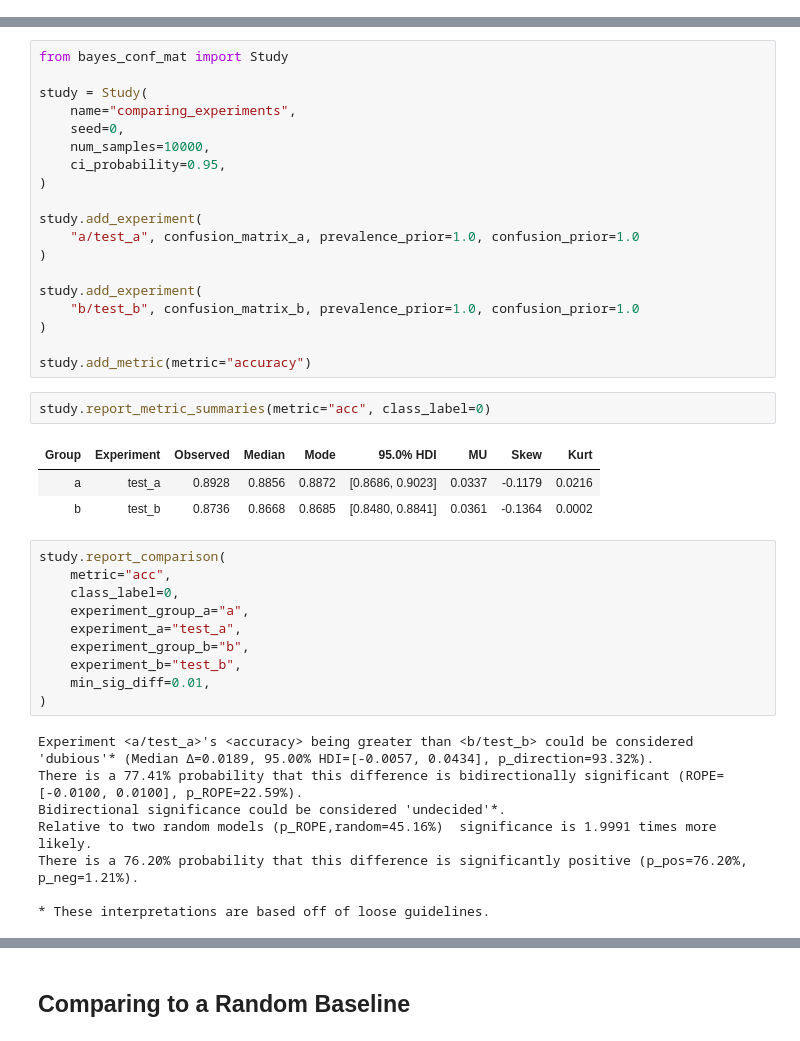
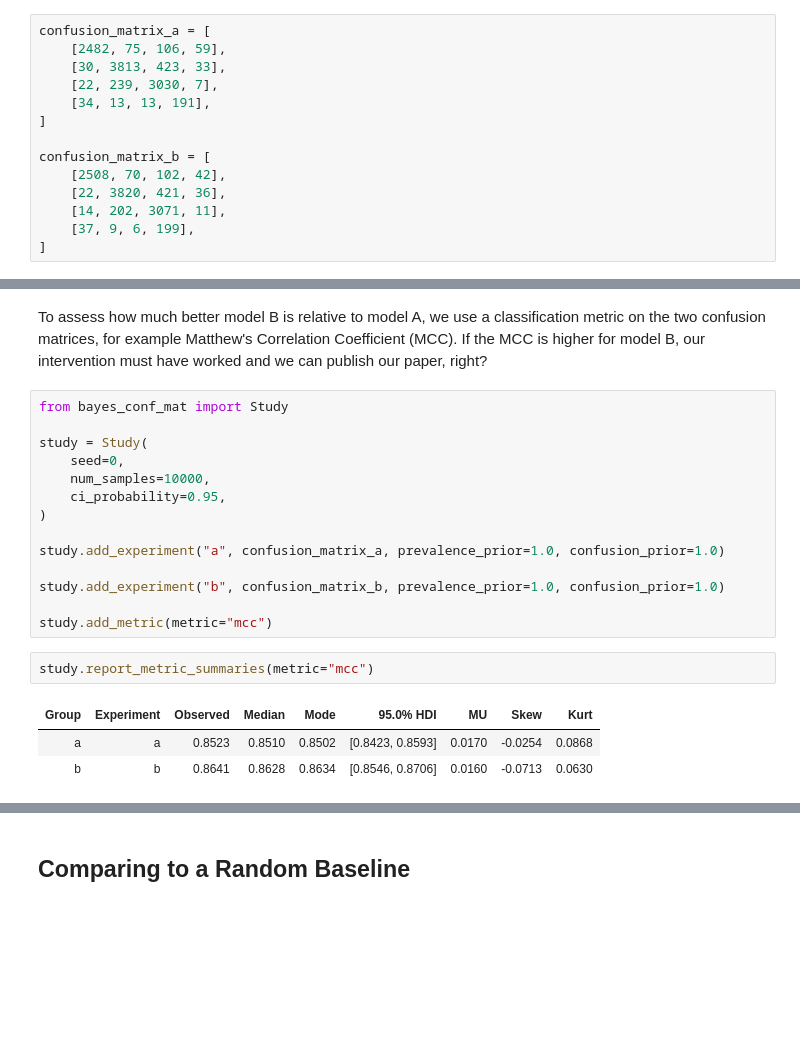
Before and after one commit to ioverho/prob_conf_mat, a Jupyter notebook: documentation/Getting Started/comparing_experiments.ipynb, the cells around one changed output, grey strips where cells are left out. Cells and saved outputs as stored; diff of their text form; blank space fills up the shorter version.

```diff
--- a/documentation/Getting Started/comparing_experiments.ipynb
+++ b/documentation/Getting Started/comparing_experiments.ipynb
@@ -27,0 +16,14 @@ confusion_matrix_b = [
+# %%
+confusion_matrix_a = [
+    [2482, 75, 106, 59],
+    [30, 3813, 423, 33],
+    [22, 239, 3030, 7],
+    [34, 13, 13, 191],
+]
+
+confusion_matrix_b = [
+    [2508, 70, 102, 42],
+    [22, 3820, 421, 36],
+    [14, 202, 3071, 11],
+    [37, 9, 6, 199],
+]
@@ -28,43 +99,22 @@ confusion_matrix_b = [
+# %% [markdown]
+To assess how much better model B is relative to model A, we use a classification metric on the two confusion matrices, for example Matthew's Correlation Coefficient (MCC). If the MCC is higher for model B, our intervention must have worked and we can publish our paper, right?
 # %%
 from bayes_conf_mat import Study
 
 study = Study(
-    name="comparing_experiments",
     seed=0,
     num_samples=10000,
     ci_probability=0.95,
 )
 
-study.add_experiment(
-    "a/test_a", confusion_matrix_a, prevalence_prior=1.0, confusion_prior=1.0
-)
+study.add_experiment("a", confusion_matrix_a, prevalence_prior=1.0, confusion_prior=1.0)
 
-study.add_experiment(
-    "b/test_b", confusion_matrix_b, prevalence_prior=1.0, confusion_prior=1.0
-)
+study.add_experiment("b", confusion_matrix_b, prevalence_prior=1.0, confusion_prior=1.0)
 
-study.add_metric(metric="accuracy")
+study.add_metric(metric="mcc")
 # %%
-study.report_metric_summaries(metric="acc", class_label=0)
+study.report_metric_summaries(metric="mcc")
 # %% [output]
 | Group | Experiment | Observed | Median | Mode | 95.0% HDI | MU | Skew | Kurt |
-| a | test_a | 0.8928 | 0.8856 | 0.8872 | [0.8686, 0.9023] | 0.0337 | -0.1179 | 0.0216 |
-| b | test_b | 0.8736 | 0.8668 | 0.8685 | [0.8480, 0.8841] | 0.0361 | -0.1364 | 0.0002 |
+| a | a | 0.8523 | 0.8510 | 0.8502 | [0.8423, 0.8593] | 0.0170 | -0.0254 | 0.0868 |
+| b | b | 0.8641 | 0.8628 | 0.8634 | [0.8546, 0.8706] | 0.0160 | -0.0713 | 0.0630 |
-# %%
-study.report_comparison(
-    metric="acc",
-    class_label=0,
-    experiment_group_a="a",
-    experiment_a="test_a",
-    experiment_group_b="b",
-    experiment_b="test_b",
-    min_sig_diff=0.01,
-)
-# %% [output]
-Experiment <a/test_a>'s <accuracy> being greater than <b/test_b> could be considered 'dubious'* (Median Δ=0.0189, 95.00% HDI=[-0.0057, 0.0434], p_direction=93.32%).
-There is a 77.41% probability that this difference is bidirectionally significant (ROPE=[-0.0100, 0.0100], p_ROPE=22.59%).
-Bidirectional significance could be considered 'undecided'*.
-Relative to two random models (p_ROPE,random=45.16%)  significance is 1.9991 times more likely.
-There is a 76.20% probability that this difference is significantly positive (p_pos=76.20%, p_neg=1.21%).
-
-* These interpretations are based off of loose guidelines.
```
Also changed, not shown: parts of 17 cells of this notebook, 6 other files.
